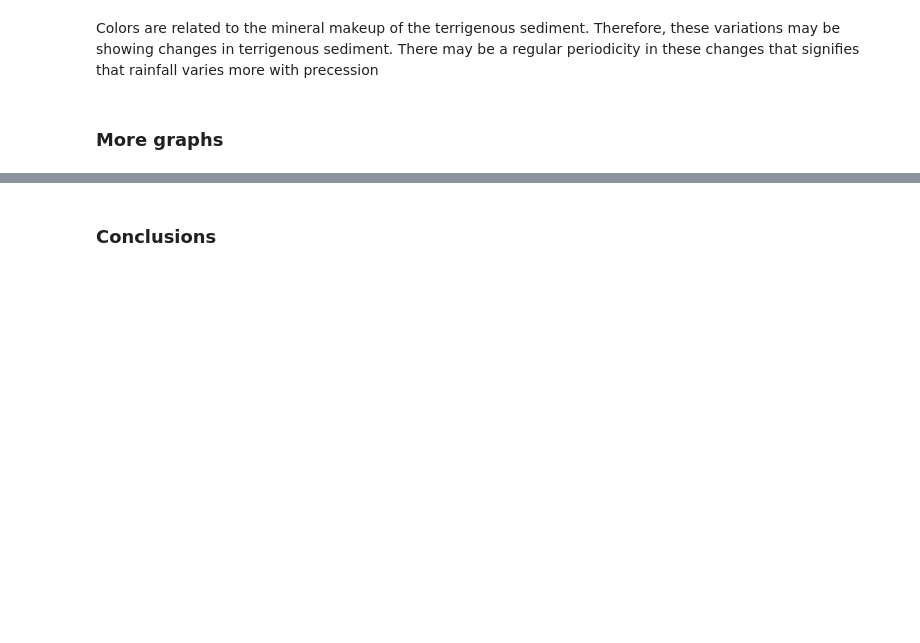
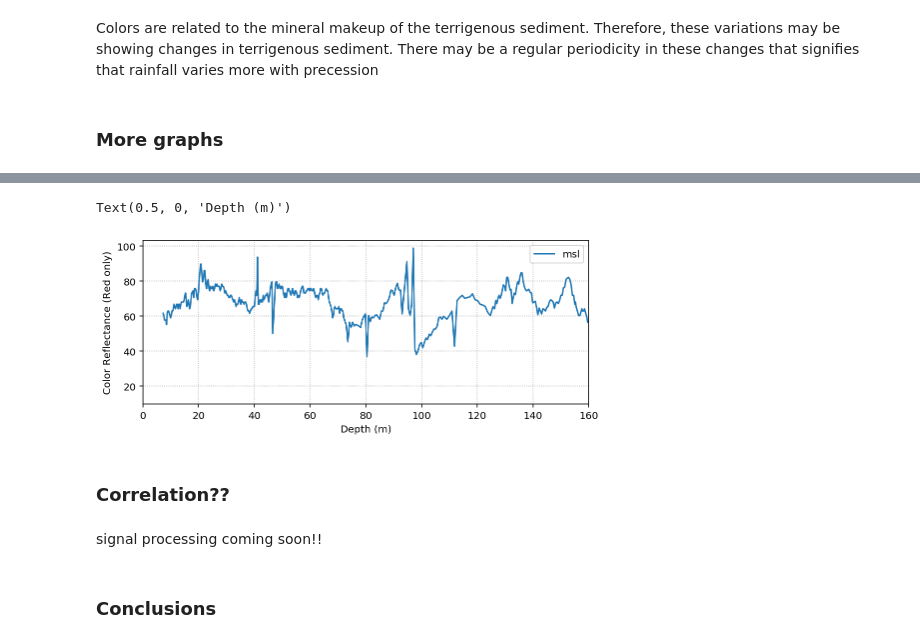
Before and after one commit to rabernat/Site_U1474, a Jupyter notebook: Final_Project.ipynb, the cells around one changed output, grey strips where cells are left out. Drawn from its saved outputs; the diff is of its cells as text; code cells hidden in the pictures; blank space fills up the shorter version.

```diff
--- a/Final_Project.ipynb
+++ b/Final_Project.ipynb
@@ -302,8 +322,15 @@ Text(0.5, 0, 'Age (kyr)')
 # %%
-refl_new.plot(x='ages', y='R', ax=ax[3])
+fig, ax=plt.subplots(figsize=(8, 3))
 
-ax[3].set_xlim(0, 160)
+msl_new.plot(x='ages', y='msl', ax=ax)
+
+ax.set_xlim(0, 160)
 #ax[3].invert_yaxis()
-ax[3].grid(True, which='major', linestyle='dotted')
-ax[3].set_ylabel('Color Reflectance (Red only)')
-ax[3].set_xlabel('Depth (m)')
+ax.grid(True, which='major', linestyle='dotted')
+ax.set_ylabel('Color Reflectance (Red only)')
+ax.set_xlabel('Depth (m)')
+# %% [output]
+Text(0.5, 0, 'Depth (m)')
+[figure, added]
+# %% [markdown]
+### Correlation??
@@ -310,2 +339,4 @@ ax[3].set_xlabel('Depth (m)')
+# %% [markdown]
+signal processing coming soon!!
 # %% [markdown]
 ### Conclusions
```
Also changed, not shown: parts of 6 cells of this notebook.
